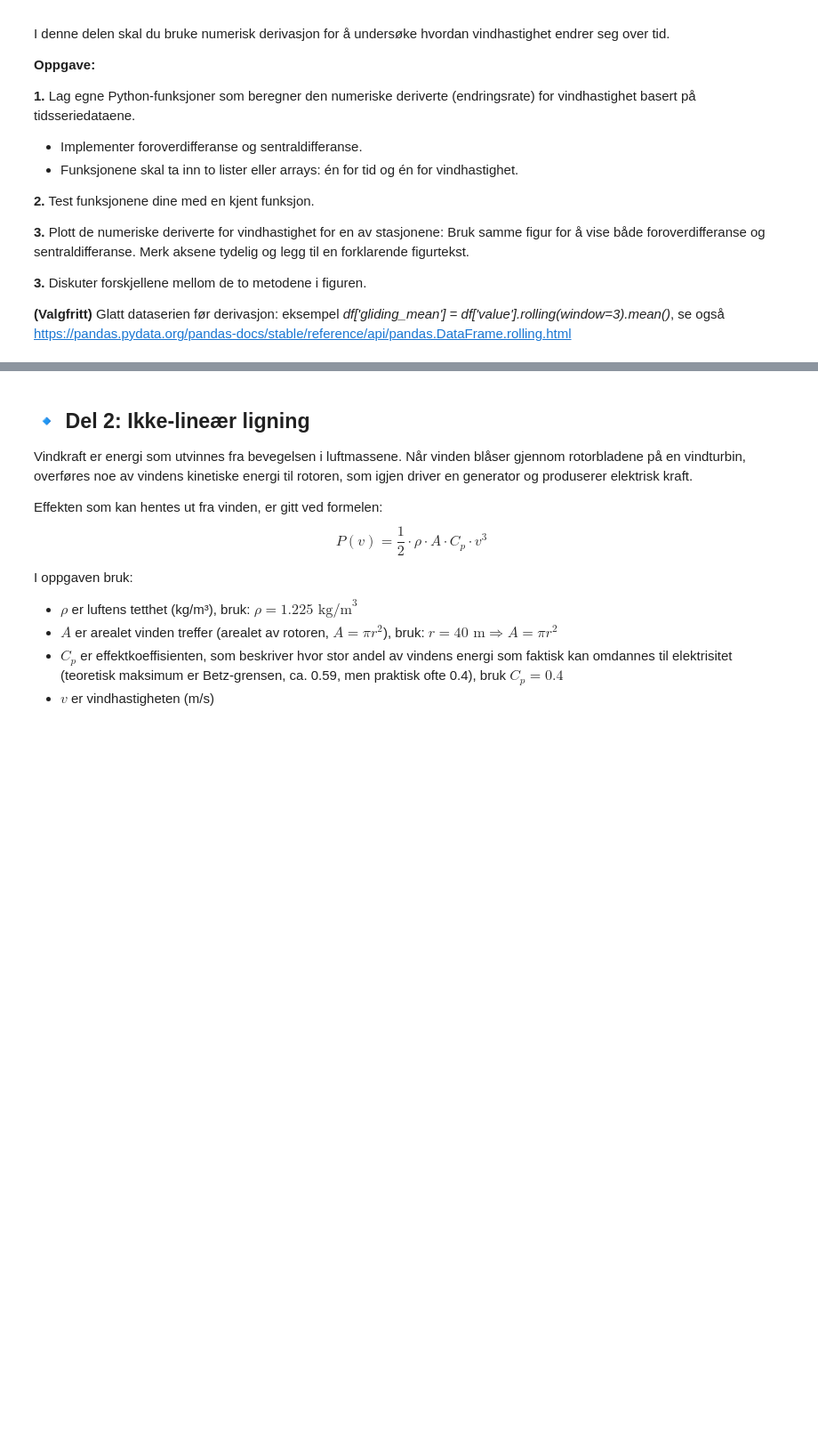
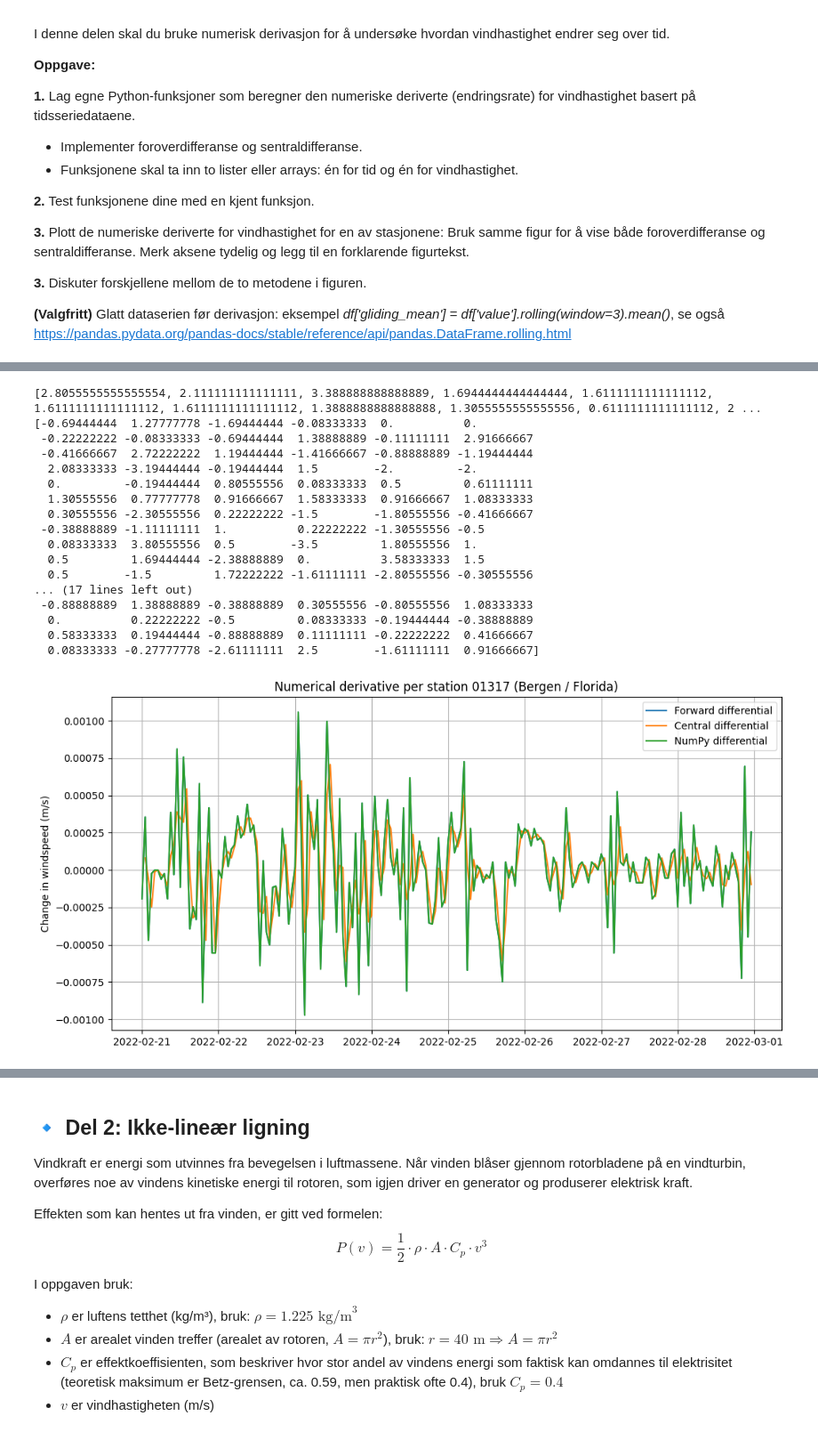
Before and after one commit to RhubarbJam42/INF100, a Jupyter notebook: obl_oppgaveM160H25.ipynb, the cells around one changed output, grey strips where cells are left out. Shown at 89% size. Saved outputs shown, nothing was run; the diff lists cells and outputs as text; code cells hidden in the pictures; blank space fills up the shorter version.

```diff
--- a/obl_oppgaveM160H25.ipynb
+++ b/obl_oppgaveM160H25.ipynb
@@ -294,0 +247,76 @@ plt.show()
+# %%
+# function for forward difference derivative
+def fwd_derivative(y, x):
+    derivative = []
+    for n in range(len(y)-1):
+        # expression in append function is dy/dx which is the derivative of a function
+        derivative.append((y[n+1]-y[n])/(x[n+1] - x[n]))
+    return derivative
+
+# function for central difference derivative
+def cnt_derivative(y, x):
+    derivative = []
+    for n in range(1, len(y)-1):
+        # expression in append function is dy/dx which is the derivative of a function
+        derivative.append((y[n+1]-y[n-1])/(x[n+1] - x[n-1]))
+    return derivative
+
+#Everything below this has been AI-assisted.
+#AI assisted with the bone of the program, and I modified it in a way that made sense to me personally.
+# Select one station to plot (e.g., the first one in the list)
+station = station_ids[0]
+wspd_data = hourly_data[station]['wspd']
+time_data = hourly_data[station].index
+
+#Make into a list
+windspeed_list = wspd_data.tolist()
+
+# Convert timestamps to numerical values
+time_data_numerical = [t.timestamp() for t in time_data]
+
+# Calculate the forward difference derivative
+fwd_diff = fwd_derivative(windspeed_list, time_data_numerical)
+
+# Calculate the central difference derivative
+cnt_diff = cnt_derivative(windspeed_list, time_data_numerical)
+
+#For "known" function of derivative(?)
+x_data_time = np.array(time_data_numerical)
+y_windspd_data = np.array(windspeed_list)
+
+d_wspd = np.diff(y_windspd_data)
+d_time = np.diff(x_data_time)
+num_derivative = d_wspd / d_time
+print(windspeed_list)
+print(d_wspd)
+
+# Plot the numerical derivatives
+plt.figure(figsize=(12, 6))
+# Adjust time axis for plotting the derivatives
+plt.plot(time_data[:-1], fwd_diff, label='Forward differential')
+plt.plot(time_data[1:-1], cnt_diff, label='Central differential')
+plt.plot(time_data[:-1], num_derivative, label= 'NumPy differential')
+plt.ylabel('Change in windspeed (m/s)')
+plt.title(f'Numerical derivative per station {station} ({selected_stations.loc[station, "name"]})')
+plt.legend()
+plt.grid(True)
+plt.show()
+# %% [output]
+[2.8055555555555554, 2.111111111111111, 3.388888888888889, 1.6944444444444444, 1.6111111111111112, 1.6111111111111112, 1.6111111111111112, 1.3888888888888888, 1.3055555555555556, 0.6111111111111112, 2 ...
+[-0.69444444  1.27777778 -1.69444444 -0.08333333  0.          0.
+ -0.22222222 -0.08333333 -0.69444444  1.38888889 -0.11111111  2.91666667
+ -0.41666667  2.72222222  1.19444444 -1.41666667 -0.88888889 -1.19444444
+  2.08333333 -3.19444444 -0.19444444  1.5        -2.         -2.
+  0.         -0.19444444  0.80555556  0.08333333  0.5         0.61111111
+  1.30555556  0.77777778  0.91666667  1.58333333  0.91666667  1.08333333
+  0.30555556 -2.30555556  0.22222222 -1.5        -1.80555556 -0.41666667
+ -0.38888889 -1.11111111  1.          0.22222222 -1.30555556 -0.5
+  0.08333333  3.80555556  0.5        -3.5         1.80555556  1.
+  0.5         1.69444444 -2.38888889  0.          3.58333333  1.5
+  0.5        -1.5         1.72222222 -1.61111111 -2.80555556 -0.30555556
+... (17 lines left out)
+ -0.88888889  1.38888889 -0.38888889  0.30555556 -0.80555556  1.08333333
+  0.          0.22222222 -0.5         0.08333333 -0.19444444 -0.38888889
+  0.58333333  0.19444444 -0.88888889  0.11111111 -0.22222222  0.41666667
+  0.08333333 -0.27777778 -2.61111111  2.5        -1.61111111  0.91666667]
+[figure, added]
```
Also changed, not shown: parts of 3 cells of this notebook.
